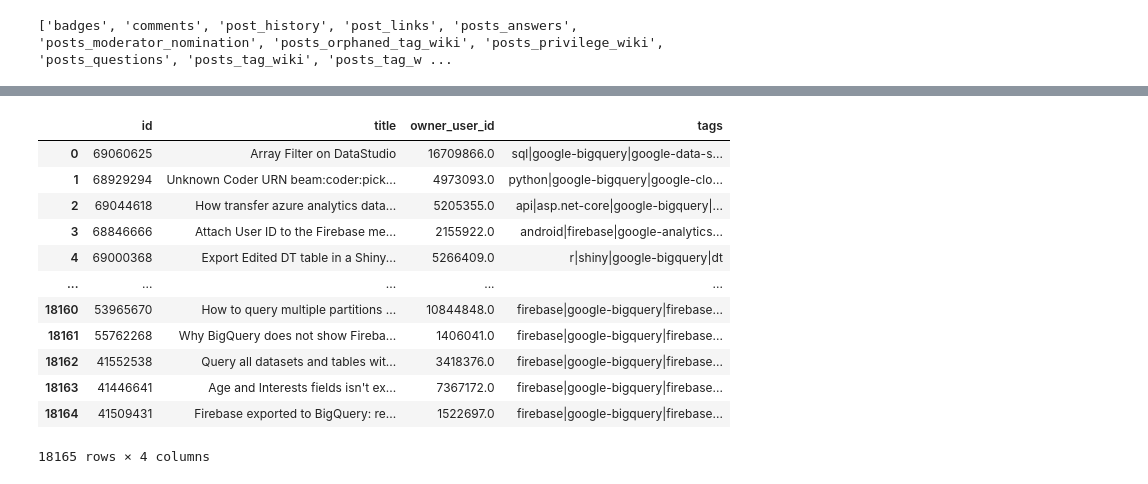
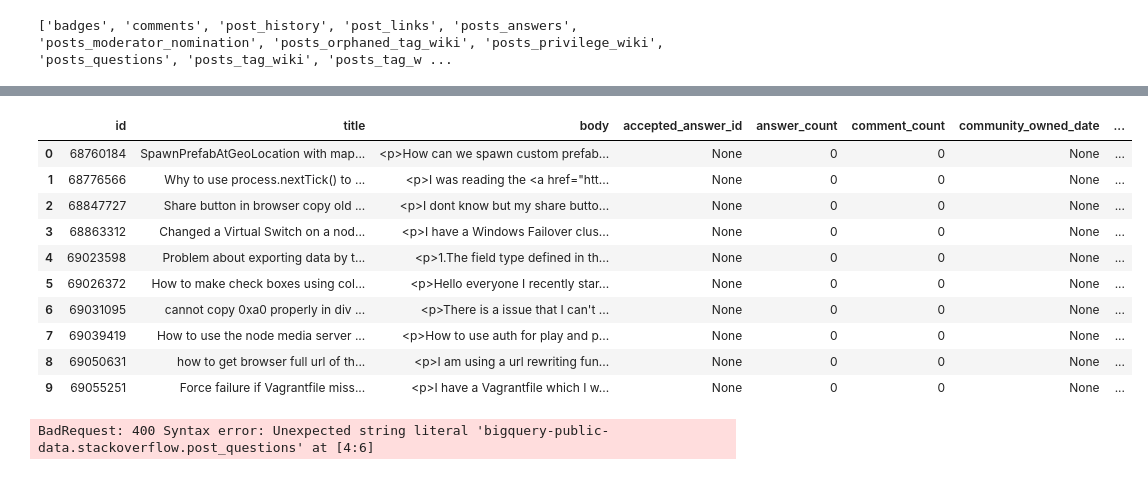
Before and after one commit to engrbugs/sql-bigquery-kaggle7, a Jupyter notebook: sql-bigquery.ipynb, the cells around one changed output, grey strips where cells are left out. Drawn from its saved outputs; the diff is of its cells as text; code cells hidden in the pictures.

```diff
--- a/sql-bigquery.ipynb
+++ b/sql-bigquery.ipynb
@@ -52,23 +36,29 @@ client.list_rows(questions_table, max_results=5).to_dataframe()
+# %%
+table_ref = dataset_ref.table("posts_questions")
+table = client.get_table(table_ref)
+client.list_rows(table, max_results=10).to_dataframe()
+# %% [output]
+|  | id | title | body | accepted_answer_id | answer_count | comment_count | community_owned_date | ... |
+| 0 | 68760184 | SpawnPrefabAtGeoLocation with map... | <p>How can we spawn custom prefab... | None | 0 | 0 | None | ... |
+| 1 | 68776566 | Why to use process.nextTick() to ... | <p>I was reading the <a href="htt... | None | 0 | 0 | None | ... |
+| 2 | 68847727 | Share button in browser copy old ... | <p>I dont know but my share butto... | None | 0 | 0 | None | ... |
+| 3 | 68863312 | Changed a Virtual Switch on a nod... | <p>I have a Windows Failover clus... | None | 0 | 0 | None | ... |
+| 4 | 69023598 | Problem about exporting data by t... | <p>1.The field type defined in th... | None | 0 | 0 | None | ... |
+| 5 | 69026372 | How to make check boxes using col... | <p>Hello everyone I recently star... | None | 0 | 0 | None | ... |
+| 6 | 69031095 | cannot copy 0xa0 properly in div ... | <p>There is a issue that I can't ... | None | 0 | 0 | None | ... |
+| 7 | 69039419 | How to use the node media server ... | <p>How to use auth for play and p... | None | 0 | 0 | None | ... |
+| 8 | 69050631 | how to get browser full url of th... | <p>I am using a url rewriting fun... | None | 0 | 0 | None | ... |
+| 9 | 69055251 | Force failure if Vagrantfile miss... | <p>I have a Vagrantfile which I w... | None | 0 | 0 | None | ... |
 # %%
-questions_query = """
-SELECT id, title, owner_user_id
-FROM `bigquery-public-data.stackoverflow.posts_questions`
-WHERE tags LIKE '%bigquery%'
+first_query = """
+SELECT q.id AS q_id,
+    MIN(TIMESTAMP_DIFF(a.creation_date, q.creation_date, SECOND)) as time_to_answer
+FROM 'bigquery-public-data.stackoverflow.post_questions' AS q
+WHERE q.creation_date >= '2018-01-01' and q.creation_date < '2018-02-01'
 """
+
 safe_config = bigquery.QueryJobConfig()
-questions_query_job = client.query(questions_query, job_config=safe_config)
-questions_query_job.result().to_dataframe()
+first_result = client.query(first_query, job_config=safe_config)
+first_result.result().to_dataframe()
 # %% [output]
-|  | id | title | owner_user_id | tags |
-| 0 | 69060625 | Array Filter on DataStudio | 16709866.0 | sql|google-bigquery|google-data-s... |
-| 1 | 68929294 | Unknown Coder URN beam:coder:pick... | 4973093.0 | python|google-bigquery|google-clo... |
-| 2 | 69044618 | How transfer azure analytics data... | 5205355.0 | api|asp.net-core|google-bigquery|... |
-| 3 | 68846666 | Attach User ID to the Firebase me... | 2155922.0 | android|firebase|google-analytics... |
-| 4 | 69000368 | Export Edited DT table in a Shiny... | 5266409.0 | r|shiny|google-bigquery|dt |
-| ... | ... | ... | ... | ... |
-| 18160 | 53965670 | How to query multiple partitions ... | 10844848.0 | firebase|google-bigquery|firebase... |
-| 18161 | 55762268 | Why BigQuery does not show Fireba... | 1406041.0 | firebase|google-bigquery|firebase... |
-| 18162 | 41552538 | Query all datasets and tables wit... | 3418376.0 | firebase|google-bigquery|firebase... |
-| 18163 | 41446641 | Age and Interests fields isn't ex... | 7367172.0 | firebase|google-bigquery|firebase... |
-| 18164 | 41509431 | Firebase exported to BigQuery: re... | 1522697.0 | firebase|google-bigquery|firebase... |
-18165 rows × 4 columns
+BadRequest: 400 Syntax error: Unexpected string literal 'bigquery-public-data.stackoverflow.post_questions' at [4:6]
```
Also changed, not shown: parts of 5 cells of this notebook.
